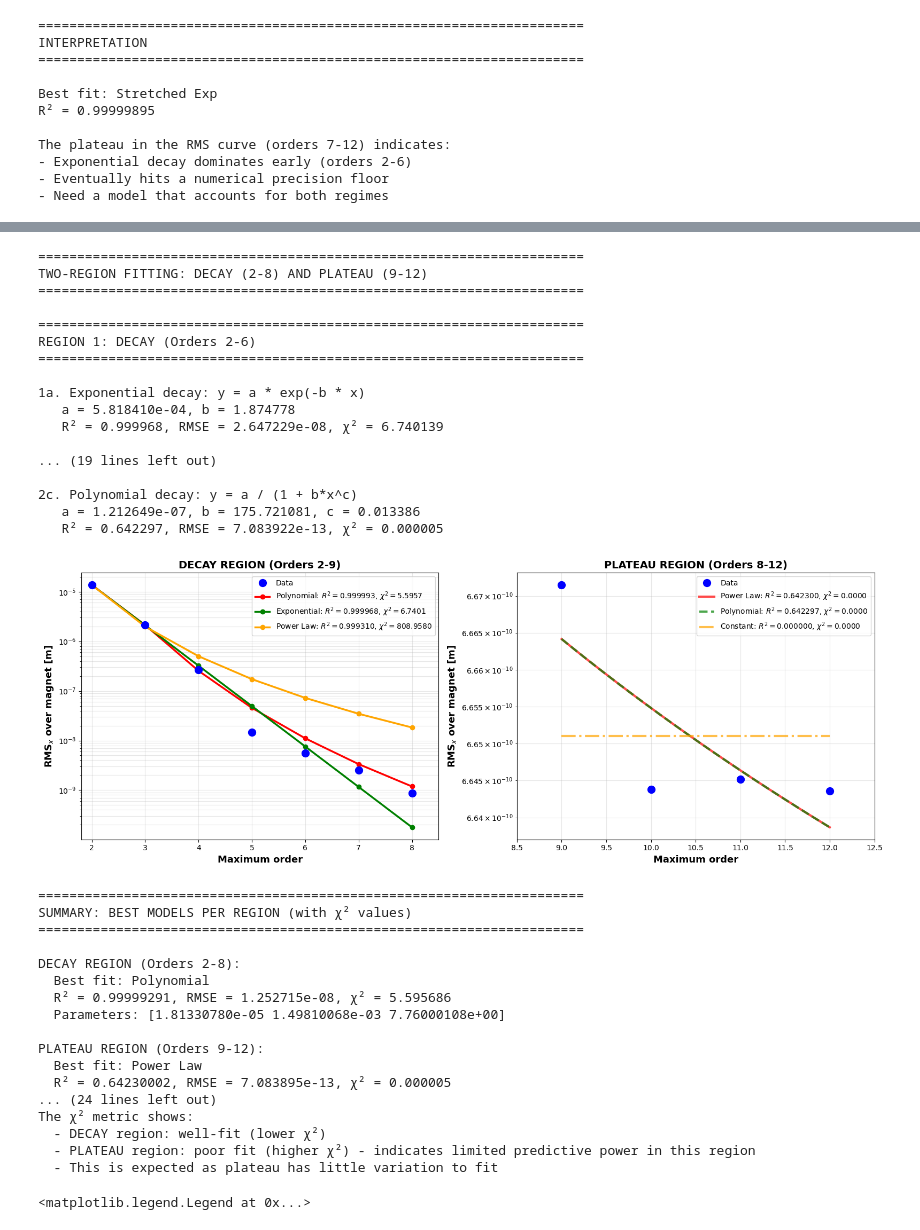
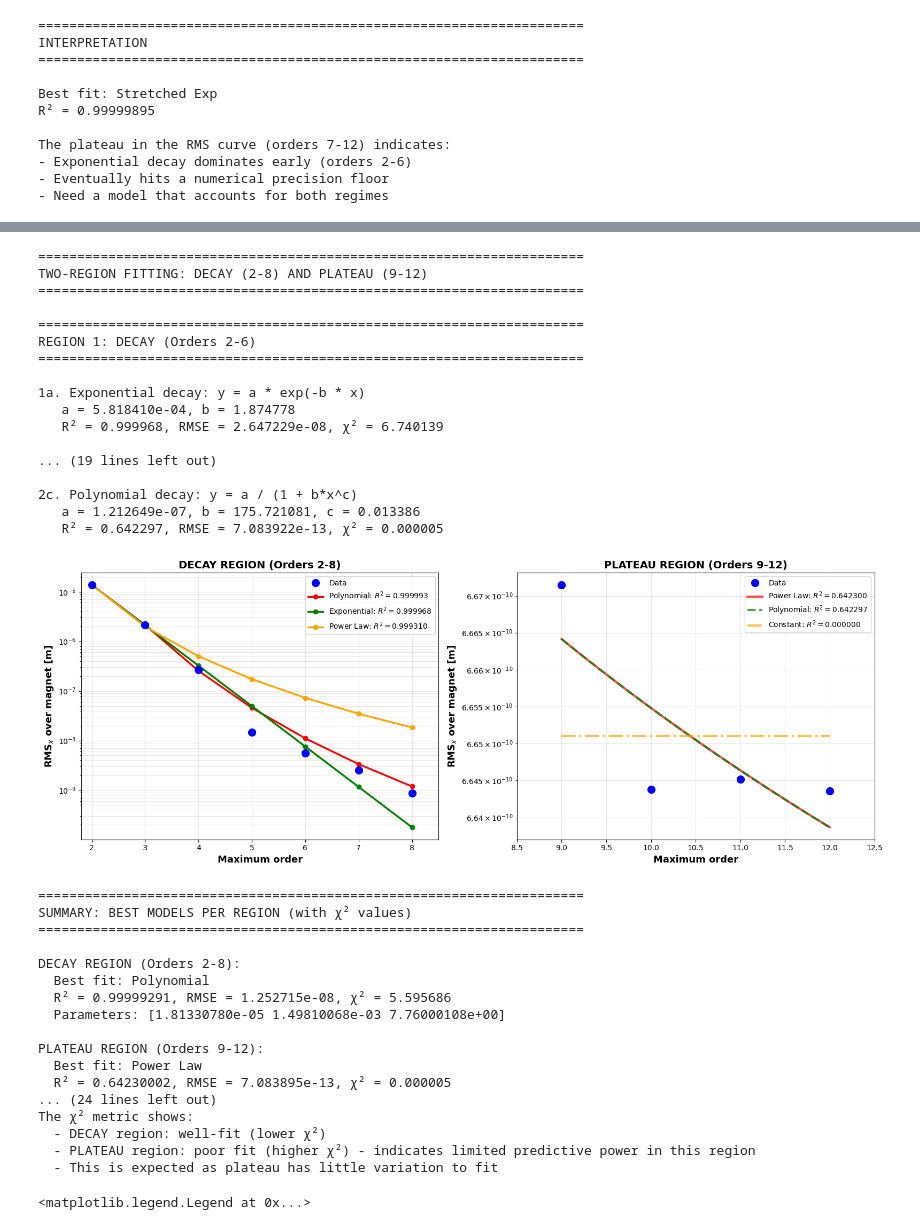
Before and after one commit to marcoliniF/bpmeth, a Jupyter notebook: preliminaryTrials/6.1track_framecomparisonnb.ipynb, the cells around one changed output, grey strips where cells are left out. Drawn from its saved outputs; the diff is of its cells as text; code cells hidden in the pictures.

```diff
--- a/preliminaryTrials/6.1track_framecomparisonnb.ipynb
+++ b/preliminaryTrials/6.1track_framecomparisonnb.ipynb
@@ -47,7 +47,7 @@ nphi= 5
 # %% [markdown]
 Then work at the level of the scalar potential because being a scalar it is invariant under change of frame (only the coordinates change). Because of this we can move to the straight frame and perform a harmonic analysis, checking how the a,b coefficients look in that frame.
 # %%
-expansion_curved = bpmeth.FieldExpansion(a=a_curved, b=b_curved, h=h, nphi=7)#, nphi=nphi)
+expansion_curved = bpmeth.FieldExpansion(a=a_curved, b=b_curved, h=h, nphi=5)#, nphi=nphi)
 phi_curved = expansion_curved.get_phi()
 print("phi curved frame: ", phi_curved)
 #transform the scalar potential to curved frame using coordinate transformations
@@ -1162,7 +1162,7 @@ try:
     print(f"   R² = {r2:.6f}, RMSE = {rmse:.6e}")
 except Exception as e:
     print(f"   Failed: {e}")
-
+'''
 # 6. Exponential with floor
 print("\n6. EXPONENTIAL WITH FLOOR: y = a * exp(-b * x) + floor")
 try:
@@ -1192,7 +1192,7 @@ try:
     print(f"   R² = {r2:.6f}, RMSE = {rmse:.6e}")
 except Exception as e:
     print(f"   Failed: {e}")
-
+'''
 # 8. Gompertz
 print("\n8. GOMPERTZ: y = a * exp(-b * exp(-c * x))")
 try:
@@ -1222,7 +1222,7 @@ try:
     print(f"   R² = {r2:.6f}, RMSE = {rmse:.6e}")
 except Exception as e:
     print(f"   Failed: {e}")
-
+'''
 # 10. Rational with floor
 print("\n10. RATIONAL WITH FLOOR: y = a / (1 + b*x^c) + floor")
 try:
@@ -1237,7 +1237,7 @@ try:
     print(f"   R² = {r2:.6f}, RMSE = {rmse:.6e}")
 except Exception as e:
     print(f"   Failed: {e}")
-
+'''
 # Ranking
 print("\n" + "=" * 70)
 print("MODEL RANKING BY R²")
@@ -1250,14 +1250,14 @@ for i, (model_name, data) in enumerate(sorted_results, 1):
 fig, axes = plt.subplots(3, 3, figsize=(18, 12))
 axes = axes.flatten()
 
-for idx, (model_name, data) in enumerate(sorted_results[:9]):
+for idx, (model_name, data) in enumerate(sorted_results):
     ax = axes[idx]
     ax.semilogy(orders_arr, rmsx_arr, 'o', markersize=9, label='Data', color='blue', zorder=3, linewidth=2)
     ax.semilogy(orders_arr, data['y_fit'], '-', linewidth=2.5,
                 label=f"{model_name}: $R^2={data['r2']:.6f}$", color='red', zorder=2)
 
     # Highlight the plateau region
-    ax.axvspan(6.5, 12.5, alpha=0.1, color='green', label='Plateau region')
+    ax.axvspan(8.5, 12.5, alpha=0.1, color='green', label='Plateau region')
 
     ax.set_xlabel('Maximum order', fontsize=11)
     ax.set_ylabel(r'RMS$_x$ over magnet [m]', fontsize=11)
@@ -1268,7 +1268,8 @@ for idx, (model_name, data) in enumerate(sorted_results[:9]):
 
 # Remove extra subplot
 axes[-1].remove()
-
+axes[-2].remove()
+axes[-3].remove()
 plt.tight_layout()
 plt.show()
 
@@ -1451,11 +1452,11 @@ ax1.semilogy(orders_decay, rmsx_decay, 'o', markersize=10, label='Data', color='
 colors = ['red', 'green', 'orange']
 for i, (model_name, data) in enumerate(sorted(decay_fits.items(), key=lambda x: x[1]['r2'], reverse=True)):
     ax1.semilogy(orders_decay, data['y_fit'], 'o-', linewidth=2.5, markersize=6,
-                label=f"{model_name}: $R^2={data['r2']:.6f}$, $\chi^2={data['chi2']:.4f}$", color=colors[i], zorder=2)
+                label=f"{model_name}: $R^2={data['r2']:.6f}$", color=colors[i], zorder=2)
 
 ax1.set_xlabel('Maximum order', fontsize=13, fontweight='bold')
 ax1.set_ylabel(r'RMS$_x$ over magnet [m]', fontsize=13, fontweight='bold')
-ax1.set_title('DECAY REGION (Orders 2-9)', fontsize=14, fontweight='bold')
+ax1.set_title('DECAY REGION (Orders 2-8)', fontsize=14, fontweight='bold')
 ax1.grid(True, which='both', alpha=0.3)
 ax1.legend(fontsize=10, loc='upper right')
 ax1.set_xlim([1.8, split_idx+2.5])
@@ -1473,11 +1474,11 @@ for i, (model_name, data) in enumerate(sorted(plateau_fits.items(), key=lambda x
     elif model_name == 'Polynomial':
         y_smooth = poly_decay(x_smooth_plateau, *data['popt'])
     ax2.semilogy(x_smooth_plateau, y_smooth, linewidth=3, linestyle=linestyles_p[i], alpha=0.7,
-                label=f"{model_name}: $R^2={data['r2']:.6f}$, $\chi^2={data['chi2']:.4f}$", color=colors_p[i], zorder=2)
+                label=f"{model_name}: $R^2={data['r2']:.6f}$", color=colors_p[i], zorder=2)
 
 ax2.set_xlabel('Maximum order', fontsize=13, fontweight='bold')
 ax2.set_ylabel(r'RMS$_x$ over magnet [m]', fontsize=13, fontweight='bold')
-ax2.set_title('PLATEAU REGION (Orders 8-12)', fontsize=14, fontweight='bold')
+ax2.set_title('PLATEAU REGION (Orders 9-12)', fontsize=14, fontweight='bold')
 ax2.grid(True, which='both', alpha=0.3)
 ax2.legend(fontsize=10, loc='best')
 ax2.set_xlim([split_idx+2.5, 12.5])
@@ -1532,34 +1533,34 @@ print(f"  - This is expected as plateau has little variation to fit")
 plt.figure(figsize=(12, 5))
 # Residuals for decay region
 plt.subplot(1, 2, 1)
 plt.title('Residuals - DECAY REGION (Orders 2-8)', fontsize=14, fontweight='bold')
 for model_name, data in decay_fits.items():
     residuals = rmsx_decay - data['y_fit']
     plt.plot(orders_decay, residuals, 'o-', label=f"{model_name} (R²={data['r2']:.6f})")
 plt.axhline(0, color='black', linestyle='--', linewidth=1)
 plt.xlabel('Maximum order', fontsize=12)
 plt.ylabel('Residuals [m]', fontsize=12)
 plt.grid(True, alpha=0.3)
 plt.legend(fontsize=10)
 # %% [output]
 ======================================================================
 TWO-REGION FITTING: DECAY (2-8) AND PLATEAU (9-12)
 ======================================================================
 
 ======================================================================
 REGION 1: DECAY (Orders 2-6)
 ======================================================================
 
 1a. Exponential decay: y = a * exp(-b * x)
    a = 5.818410e-04, b = 1.874778
    R² = 0.999968, RMSE = 2.647229e-08, χ² = 6.740139
 
 ... (19 lines left out)
 
 2c. Polynomial decay: y = a / (1 + b*x^c)
    a = 1.212649e-07, b = 175.721081, c = 0.013386
    R² = 0.642297, RMSE = 7.083922e-13, χ² = 0.000005
-[figure, old version]
+[figure, new version]
 ======================================================================
 SUMMARY: BEST MODELS PER REGION (with χ² values)
 ======================================================================
```
Also changed, not shown: parts of 5 cells of this notebook, 2 other files.
